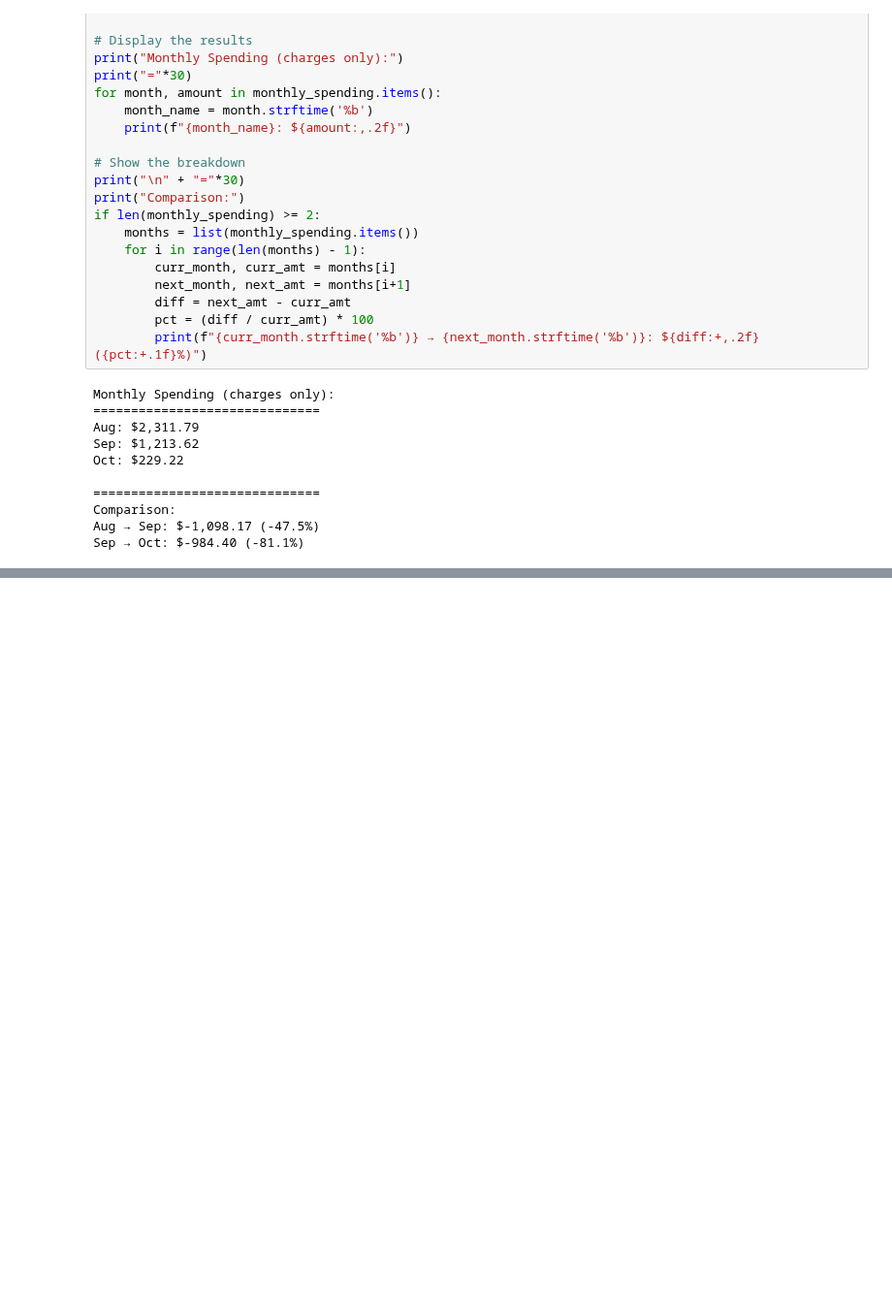
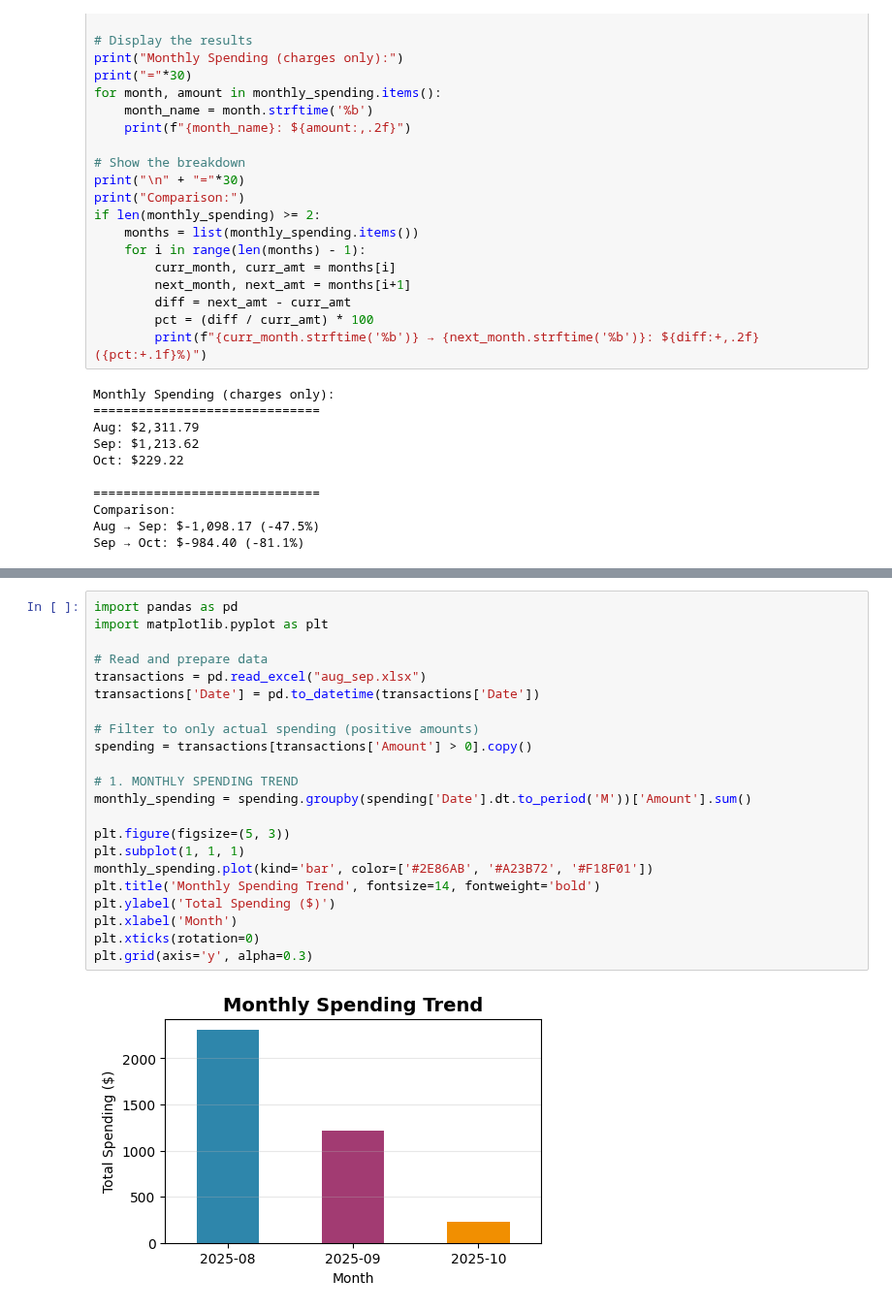
Before and after one commit to pavantips/flask, a Jupyter notebook: cc monthly spend.ipynb, the cells around one changed output, grey strips where cells are left out. Shown at 97% size. Cells and saved outputs as stored; diff of their text form; blank space fills up the shorter version.

```diff
--- a/cc monthly spend.ipynb
+++ b/cc monthly spend.ipynb
@@ -684,0 +710,24 @@ Sep → Oct: $-984.40 (-81.1%)
+# %%
+import pandas as pd
+import matplotlib.pyplot as plt
+
+# Read and prepare data
+transactions = pd.read_excel("aug_sep.xlsx")
+transactions['Date'] = pd.to_datetime(transactions['Date'])
+
+# Filter to only actual spending (positive amounts)
+spending = transactions[transactions['Amount'] > 0].copy()
+
+# 1. MONTHLY SPENDING TREND
+monthly_spending = spending.groupby(spending['Date'].dt.to_period('M'))['Amount'].sum()
+
+plt.figure(figsize=(5, 3))
+plt.subplot(1, 1, 1)
+monthly_spending.plot(kind='bar', color=['#2E86AB', '#A23B72', '#F18F01'])
+plt.title('Monthly Spending Trend', fontsize=14, fontweight='bold')
+plt.ylabel('Total Spending ($)')
+plt.xlabel('Month')
+plt.xticks(rotation=0)
+plt.grid(axis='y', alpha=0.3)
+# %% [output]
+[figure, added]
```
Also changed, not shown: parts of 8 cells of this notebook, 1 other file.
